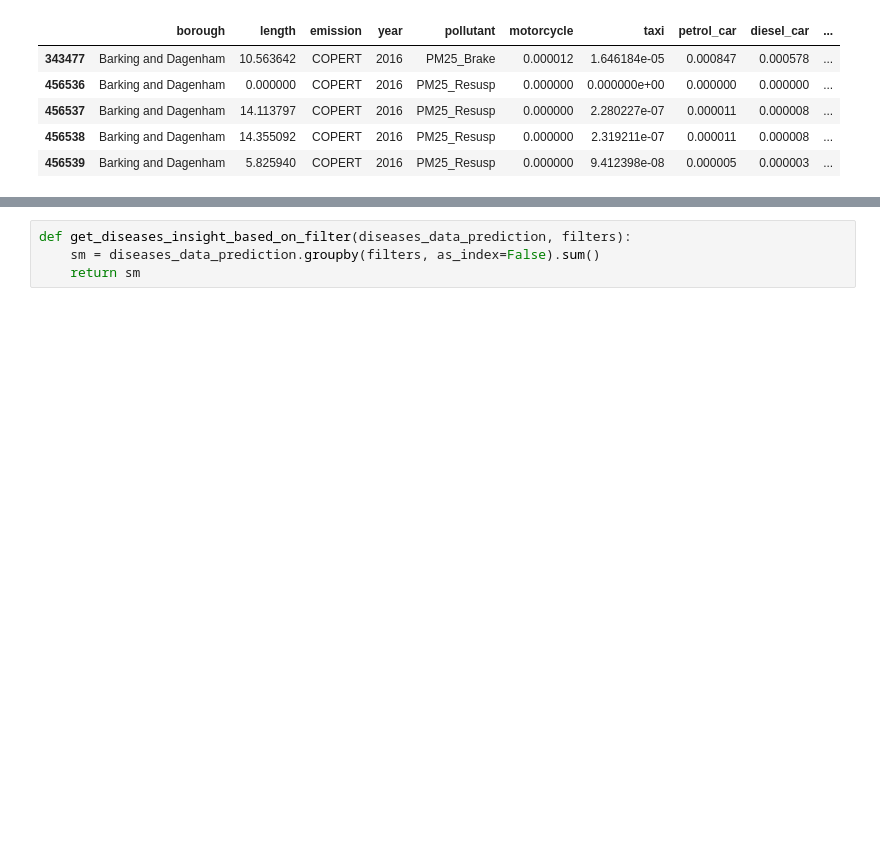
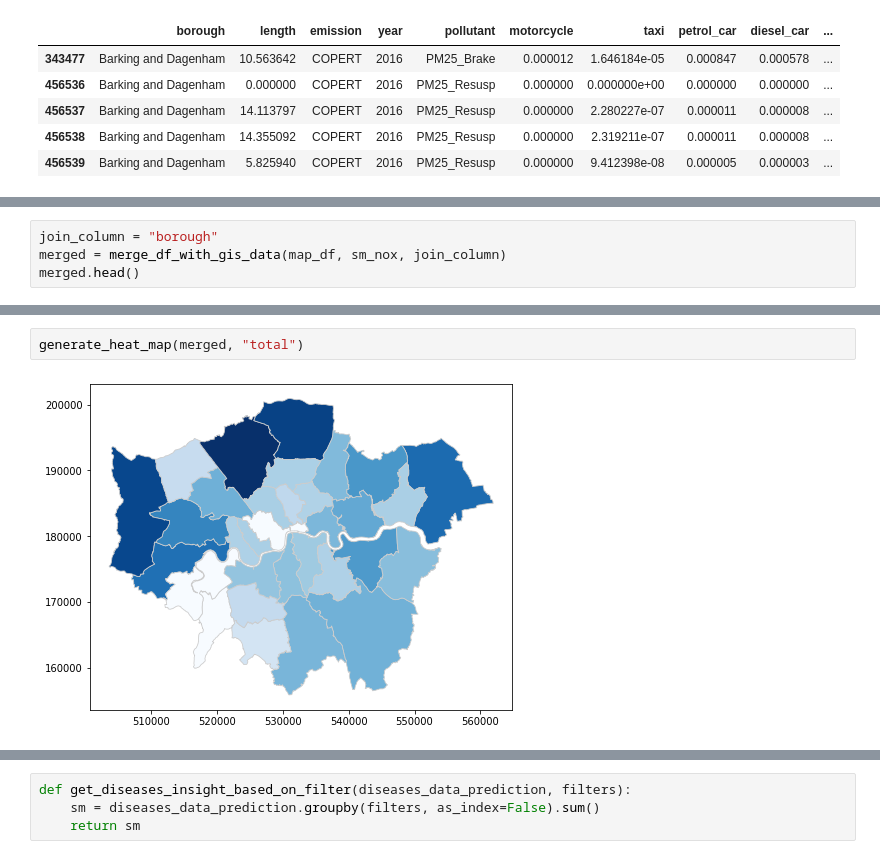
Before and after one commit to irvifa/data-visualization, a Jupyter notebook: data-visualization.ipynb, the cells around one changed output, grey strips where cells are left out. Saved outputs shown, nothing was run; the diff lists cells and outputs as text; blank space fills up the shorter version.

```diff
--- a/air-pollution.ipynb
+++ b/data-visualization.ipynb
@@ -368,0 +236,4 @@ merged.plot(column=variable, cmap='Blues', linewidth=0.8, ax=ax, edgecolor='0.8'
+# %%
+join_column = "borough"
+merged = merge_df_with_gis_data(map_df, sm_nox, join_column)
+merged.head()
@@ -368,0 +248,4 @@ merged.plot(column=variable, cmap='Blues', linewidth=0.8, ax=ax, edgecolor='0.8'
+# %%
+generate_heat_map(merged, "total")
+# %% [output]
+[figure, added]
```
Also changed, not shown: parts of 50 cells of this notebook, 6 other files.
